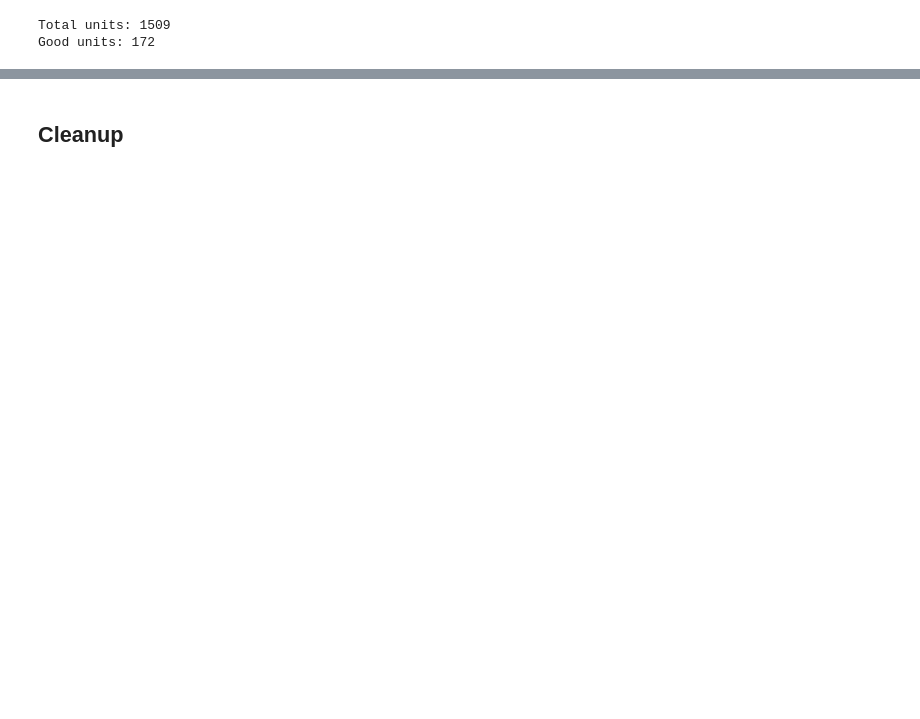
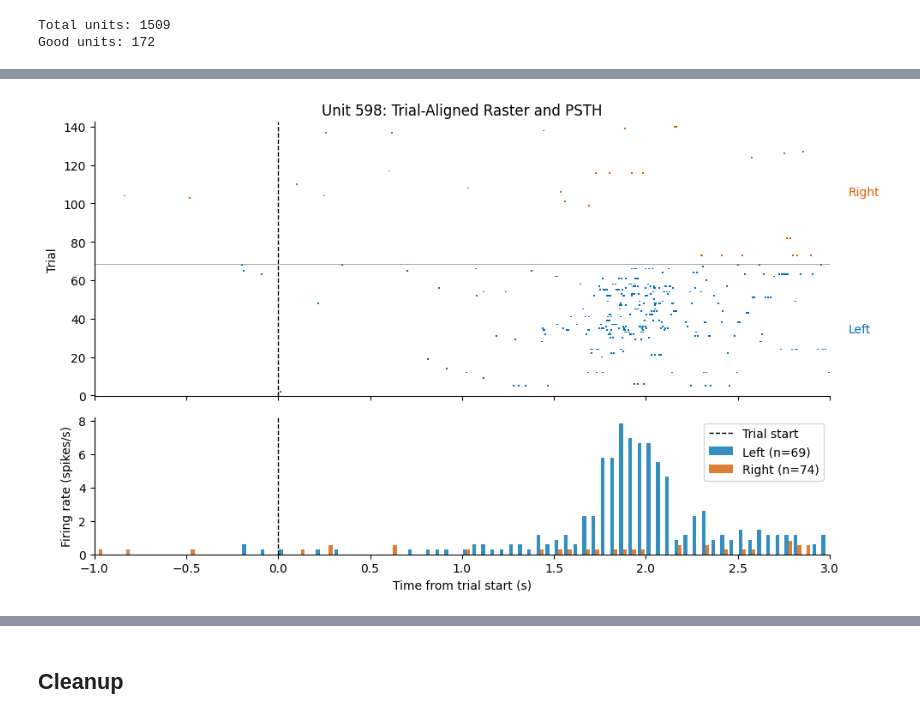
Before and after one commit to edeno/ncbs-neural-circuits-navigation, a Jupyter notebook: notebooks/02-spike-stimulus-analysis.ipynb, the cells around one changed output, grey strips where cells are left out. Drawn from its saved outputs; the diff is of its cells as text; code cells hidden in the pictures; blank space fills up the shorter version.

```diff
--- a/notebooks/02-spike-stimulus-analysis.ipynb
+++ b/notebooks/02-spike-stimulus-analysis.ipynb
@@ -147,0 +234,8 @@ Try visualizing the place field or computing spatial firing rate maps!
+# %%
+# Load trial information
+trials_df = nwbfile.trials.to_dataframe()
+print(f"Number of trials: {len(trials_df)}")
+print(f"\nTrial columns: {list(trials_df.columns)}")
+print(f"\nError rate: {trials_df['error'].mean():.1%}")
+print("\nTrials by condition:")
+print(trials_df.groupby(["condition", "error"]).size())
@@ -147,0 +337,80 @@ Try visualizing the place field or computing spatial firing rate maps!
+# %%
+# Plot raster and PSTH comparing left vs right trials
+fig, axes = plt.subplots(
+    2, 1, figsize=(10, 6), sharex=True, gridspec_kw={"height_ratios": [2, 1]}
+)
+
+# Top panel: Raster plot sorted by trial type
+ax_raster = axes[0]
+
+# Plot left trials first (bottom of raster)
+trial_offset = 0
+for i, spikes in enumerate(left_aligned):
+    ax_raster.eventplot(
+        spikes, lineoffsets=trial_offset + i, linelengths=0.8, colors=LEFT_COLOR
+    )
+n_left = len(left_aligned)
+
+# Plot right trials above left trials
+for i, spikes in enumerate(right_aligned):
+    ax_raster.eventplot(
+        spikes, lineoffsets=n_left + i, linelengths=0.8, colors=RIGHT_COLOR
+    )
+
+# Add horizontal line separating trial types
+ax_raster.axhline(n_left - 0.5, color="gray", linestyle="-", linewidth=0.5)
+ax_raster.axvline(0, color="black", linestyle="--", linewidth=1)
+
+ax_raster.set(
+    ylabel="Trial",
+    title=f"Unit {unit_idx}: Trial-Aligned Raster and PSTH",
+    ylim=(-0.5, len(left_aligned) + len(right_aligned) - 0.5),
+)
+ax_raster.spines[["top", "right"]].set_visible(False)
+
+# Add trial type labels on the right
+ax_raster.text(
+    psth_window[1] + 0.1, n_left / 2, "Left", color=LEFT_COLOR, va="center", fontsize=10
+)
+ax_raster.text(
+    psth_window[1] + 0.1,
+    n_left + len(right_aligned) / 2,
+    "Right",
+    color=RIGHT_COLOR,
+    va="center",
+    fontsize=10,
+)
+
+# Bottom panel: PSTH histogram
+ax_psth = axes[1]
+
+ax_psth.bar(
+    bin_centers - psth_bin_size * 0.2,
+    left_psth,
+    width=psth_bin_size * 0.4,
+    alpha=0.8,
+    label=f"Left (n={len(left_aligned)})",
+    color=LEFT_COLOR,
+)
+ax_psth.bar(
+    bin_centers + psth_bin_size * 0.2,
+    right_psth,
+    width=psth_bin_size * 0.4,
+    alpha=0.8,
+    label=f"Right (n={len(right_aligned)})",
+    color=RIGHT_COLOR,
+)
+
+ax_psth.axvline(0, color="black", linestyle="--", linewidth=1, label="Trial start")
+ax_psth.set(
+    xlabel="Time from trial start (s)",
+    ylabel="Firing rate (spikes/s)",
+    xlim=psth_window,
+)
+ax_psth.legend(loc="upper right")
+ax_psth.spines[["top", "right"]].set_visible(False)
+
+plt.tight_layout()
+plt.show()
+# %% [output]
+[figure, added]
```
Also changed, not shown: parts of 34 cells of this notebook.
